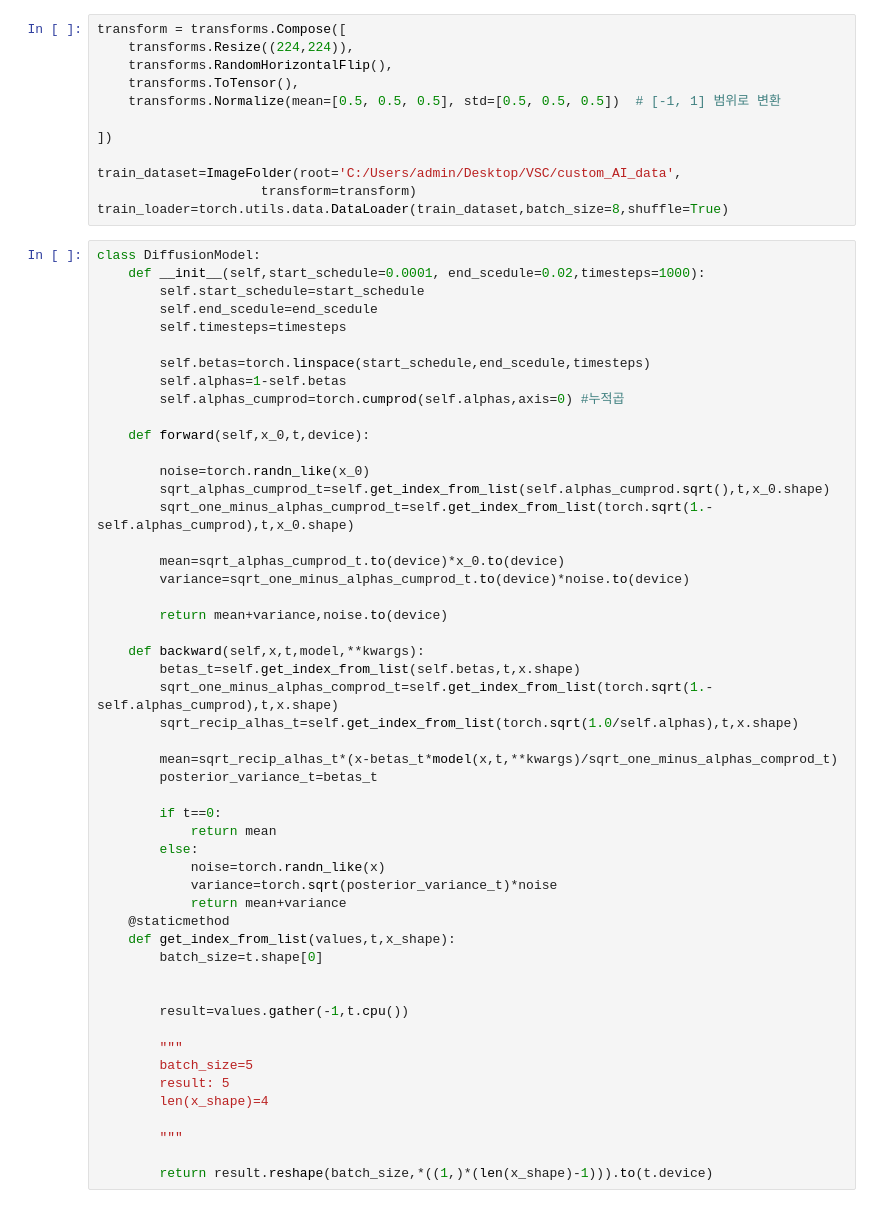
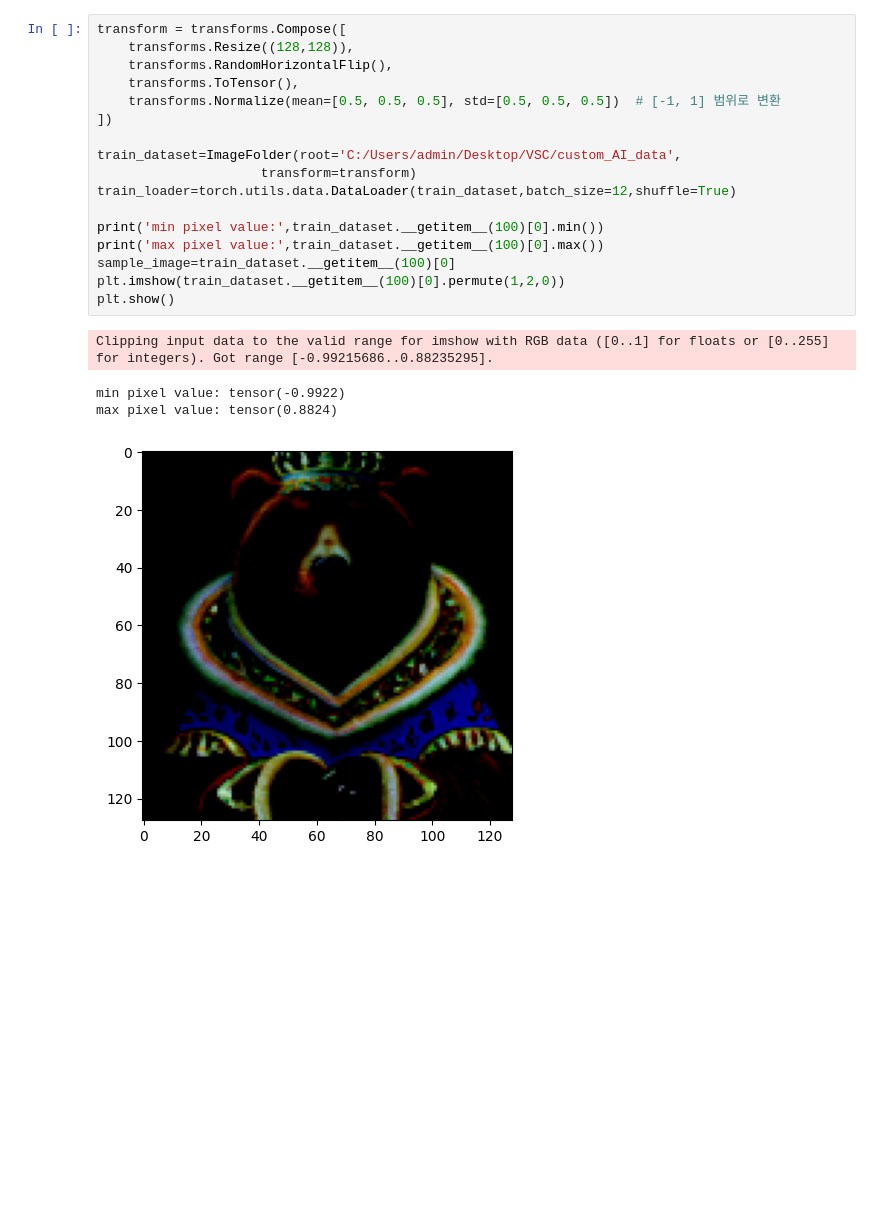
Before and after one commit to Lee-SeungYeol/mnist-stable-diffusion, a Jupyter notebook: stable_diffusion/train_notebook.ipynb, the cells around one changed output. Saved outputs shown, nothing was run; the diff lists cells and outputs as text; blank space fills up the shorter version.

```diff
--- a/stable_diffusion/train_notebook.ipynb
+++ b/stable_diffusion/train_notebook.ipynb
@@ -16,63 +44,22 @@ import math
 # %%
 transform = transforms.Compose([
-    transforms.Resize((224,224)),
+    transforms.Resize((128,128)),
     transforms.RandomHorizontalFlip(),
     transforms.ToTensor(),
     transforms.Normalize(mean=[0.5, 0.5, 0.5], std=[0.5, 0.5, 0.5])  # [-1, 1] 범위로 변환
-
 ])
 
 train_dataset=ImageFolder(root='C:/Users/admin/Desktop/VSC/custom_AI_data',
                      transform=transform)
-train_loader=torch.utils.data.DataLoader(train_dataset,batch_size=8,shuffle=True)
+train_loader=torch.utils.data.DataLoader(train_dataset,batch_size=12,shuffle=True)
+
+print('min pixel value:',train_dataset.__getitem__(100)[0].min())
+print('max pixel value:',train_dataset.__getitem__(100)[0].max())
+sample_image=train_dataset.__getitem__(100)[0]
+plt.imshow(train_dataset.__getitem__(100)[0].permute(1,2,0))
+plt.show()
+# %% [output]
+Clipping input data to the valid range for imshow with RGB data ([0..1] for floats or [0..255] for integers). Got range [-0.99215686..0.88235295].
+min pixel value: tensor(-0.9922)
+max pixel value: tensor(0.8824)
+[figure, added]
-# %%
-class DiffusionModel:
-    def __init__(self,start_schedule=0.0001, end_scedule=0.02,timesteps=1000):
-        self.start_schedule=start_schedule
-        self.end_scedule=end_scedule
-        self.timesteps=timesteps
-
-        self.betas=torch.linspace(start_schedule,end_scedule,timesteps)
-        self.alphas=1-self.betas
-        self.alphas_cumprod=torch.cumprod(self.alphas,axis=0) #누적곱
-
-    def forward(self,x_0,t,device):
-
-        noise=torch.randn_like(x_0)
-        sqrt_alphas_cumprod_t=self.get_index_from_list(self.alphas_cumprod.sqrt(),t,x_0.shape)
-        sqrt_one_minus_alphas_cumprod_t=self.get_index_from_list(torch.sqrt(1.-self.alphas_cumprod),t,x_0.shape)
-
-        mean=sqrt_alphas_cumprod_t.to(device)*x_0.to(device)
-        variance=sqrt_one_minus_alphas_cumprod_t.to(device)*noise.to(device)
-
-        return mean+variance,noise.to(device)
-
-    def backward(self,x,t,model,**kwargs):
-        betas_t=self.get_index_from_list(self.betas,t,x.shape)
-        sqrt_one_minus_alphas_comprod_t=self.get_index_from_list(torch.sqrt(1.-self.alphas_cumprod),t,x.shape)
-        sqrt_recip_alhas_t=self.get_index_from_list(torch.sqrt(1.0/self.alphas),t,x.shape)
-
-        mean=sqrt_recip_alhas_t*(x-betas_t*model(x,t,**kwargs)/sqrt_one_minus_alphas_comprod_t)
-        posterior_variance_t=betas_t
-
-        if t==0:
-            return mean
-        else:
-            noise=torch.randn_like(x)
-            variance=torch.sqrt(posterior_variance_t)*noise
-            return mean+variance
-    @staticmethod
-    def get_index_from_list(values,t,x_shape):
-        batch_size=t.shape[0]
-
-
-        result=values.gather(-1,t.cpu())
-
-        """
-        batch_size=5
-        result: 5
-        len(x_shape)=4
-
-        """
-
-        return result.reshape(batch_size,*((1,)*(len(x_shape)-1))).to(t.device)
```
Also changed, not shown: parts of 20 cells of this notebook, 17 other files.
